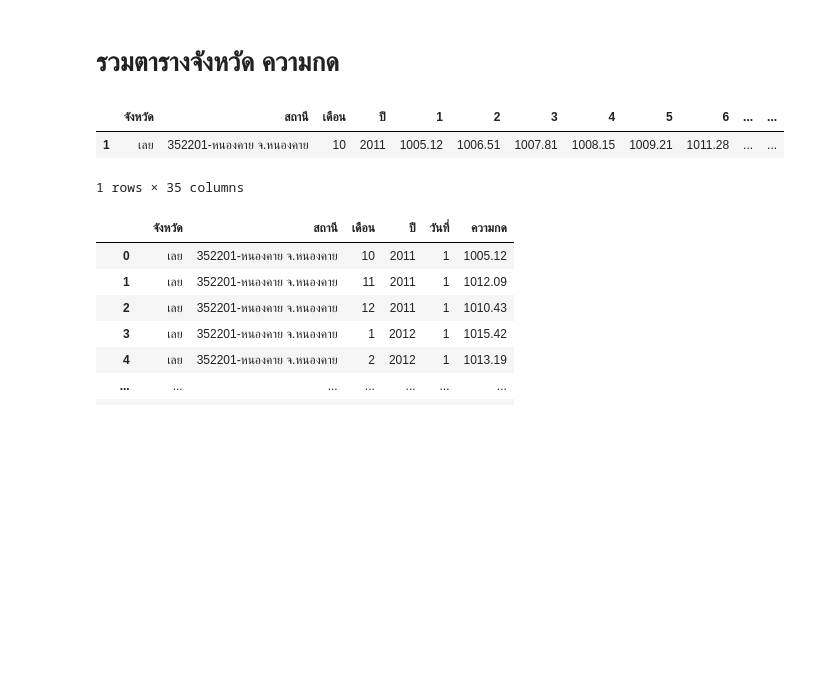
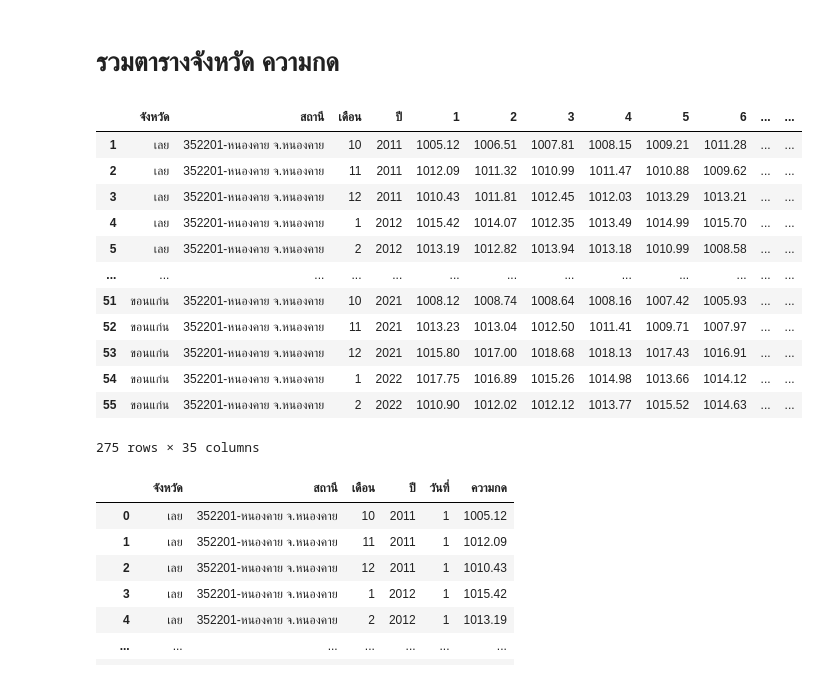
Before and after one commit to jirapat-tho/BasicProg_DataViz65, a Jupyter notebook: Group_Quiz.ipynb, the cells around one changed output. Drawn from its saved outputs; the diff is of its cells as text; code cells hidden in the pictures; blank space fills up the shorter version.

```diff
--- a/Group_Quiz.ipynb
+++ b/Group_Quiz.ipynb
@@ -65,11 +65,21 @@ pres_kn = pressure_kkn[['จังหวัด','สถานี','เดือ
 # รวมตารางจังหวัด ความกด
 # %%
 all_province = pd.concat([pres_lei, pres_snk, pres_npm, pres_nk, pres_kn])
-all_province.head(1)
+all_province
 # %% [output]
 |  | จังหวัด | สถานี | เดือน | ปี | 1 | 2 | 3 | 4 | 5 | 6 | ... | ... |
 | 1 | เลย | 352201-หนองคาย จ.หนองคาย | 10 | 2011 | 1005.12 | 1006.51 | 1007.81 | 1008.15 | 1009.21 | 1011.28 | ... | ... |
+| 2 | เลย | 352201-หนองคาย จ.หนองคาย | 11 | 2011 | 1012.09 | 1011.32 | 1010.99 | 1011.47 | 1010.88 | 1009.62 | ... | ... |
+| 3 | เลย | 352201-หนองคาย จ.หนองคาย | 12 | 2011 | 1010.43 | 1011.81 | 1012.45 | 1012.03 | 1013.29 | 1013.21 | ... | ... |
+| 4 | เลย | 352201-หนองคาย จ.หนองคาย | 1 | 2012 | 1015.42 | 1014.07 | 1012.35 | 1013.49 | 1014.99 | 1015.70 | ... | ... |
+| 5 | เลย | 352201-หนองคาย จ.หนองคาย | 2 | 2012 | 1013.19 | 1012.82 | 1013.94 | 1013.18 | 1010.99 | 1008.58 | ... | ... |
+| ... | ... | ... | ... | ... | ... | ... | ... | ... | ... | ... | ... | ... |
+| 51 | ขอนแก่น | 352201-หนองคาย จ.หนองคาย | 10 | 2021 | 1008.12 | 1008.74 | 1008.64 | 1008.16 | 1007.42 | 1005.93 | ... | ... |
+| 52 | ขอนแก่น | 352201-หนองคาย จ.หนองคาย | 11 | 2021 | 1013.23 | 1013.04 | 1012.50 | 1011.41 | 1009.71 | 1007.97 | ... | ... |
+| 53 | ขอนแก่น | 352201-หนองคาย จ.หนองคาย | 12 | 2021 | 1015.80 | 1017.00 | 1018.68 | 1018.13 | 1017.43 | 1016.91 | ... | ... |
+| 54 | ขอนแก่น | 352201-หนองคาย จ.หนองคาย | 1 | 2022 | 1017.75 | 1016.89 | 1015.26 | 1014.98 | 1013.66 | 1014.12 | ... | ... |
+| 55 | ขอนแก่น | 352201-หนองคาย จ.หนองคาย | 2 | 2022 | 1010.90 | 1012.02 | 1012.12 | 1013.77 | 1015.52 | 1014.63 | ... | ... |
-1 rows × 35 columns
+275 rows × 35 columns
 # %%
 A = pd.melt(all_province,               # pd.melt เปลี่ยนจาก wide format เป็น long format
 id_vars=['จังหวัด','สถานี','เดือน','ปี'], # id_vars : column ที่ต้องการฟิคไว้ไม่ให้ melt
```
